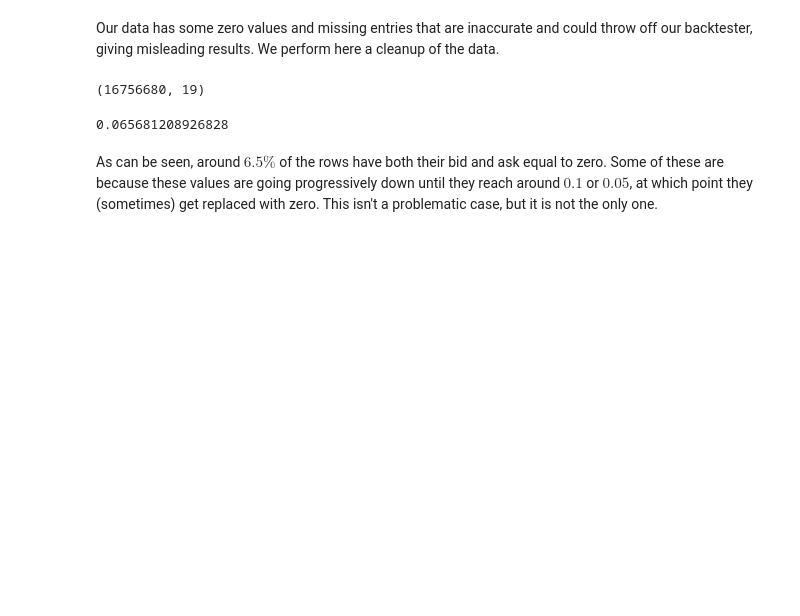
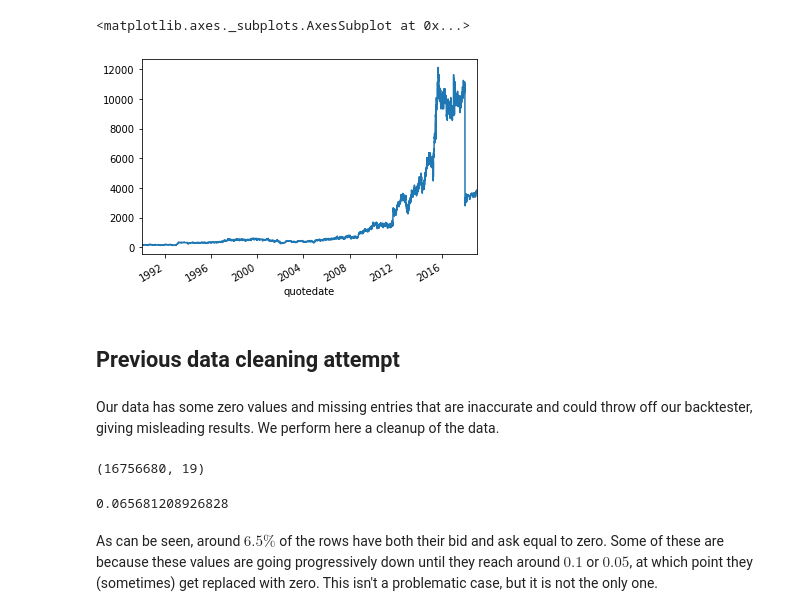
Before and after one commit to lambdaclass/options_backtester, a Jupyter notebook: backtester/demos/data_cleanup.ipynb, the cells around one changed output. Drawn from its saved outputs; the diff is of its cells as text; code cells hidden in the pictures; blank space fills up the shorter version.

Commit message:
Data cleanup v2. Removes ~%12 of the contracts

```diff
--- a/backtester/demos/data_cleanup.ipynb
+++ b/backtester/demos/data_cleanup.ipynb
@@ -4,0 +9,4 @@ from backtester.datahandler import HistoricalOptionsData
+# %%
+data_dir = os.path.join(backtester_dir, 'data')
+store_path = os.path.join(data_dir, 'options_data_full_v2.h5')
+store = pd.HDFStore(store_path, complevel=9, complib='blosc', fletcher32=True)
@@ -4,0 +40,4 @@ from backtester.datahandler import HistoricalOptionsData
+# %%
+full_data = os.path.join(data_dir, 'options_data_full_v2.h5')
+df = pd.read_hdf(full_data, key='/SPX')
+df.head()
@@ -4,0 +59,18 @@ from backtester.datahandler import HistoricalOptionsData
+# %%
+to_clean = set()
+threshold = 0.5
+
+dates = pd.Series(index=df['quotedate'].unique())
+
+for contract, group in df.groupby('optionroot'):
+    both_zero = group.eval('bid == ask == 0.0')
+    if both_zero.any():
+        ask_diff_previous = group['ask'].diff().abs()
+        ask_diff_next = group['ask'].diff(-1).abs()
+
+        if ((ask_diff_previous > threshold) & (ask_diff_next > threshold) & both_zero).any():
+            to_clean.add(contract)
+        else:
+            start_date, end_date = group['quotedate'].min(), group['quotedate'].max()
+            if len(dates.loc[start_date:end_date]) != len(group):
+                to_clean.add(contract)
@@ -4,0 +85,16 @@ from backtester.datahandler import HistoricalOptionsData
+# %%
+to_clean_mask = df[df['optionroot'].isin(to_clean)]
+clean_df = df.drop(to_clean_mask.index)
+clean_df.reset_index(drop=True, inplace=True)
+
+min_sizes = {'optionroot': 20, 'optionalias': 20}
+clean_file = os.path.join(data_dir, 'options_data_clean_v2.h5')
+clean_df.to_hdf(clean_file,
+                mode='w',
+                key='/SPX',
+                format='table',
+                data_columns=['quotedate', 'expiration'],
+                complevel=9,
+                complib='blosc:lz4',
+                fletcher32=True,
+                min_itemsize=min_sizes)
@@ -5,3 +131,11 @@ from backtester.datahandler import HistoricalOptionsData
+# %%
+unique_contracts_per_day_clean = clean_df.groupby('quotedate').apply(lambda x: x['optionroot'].nunique())
+unique_contracts_per_day_clean.plot()
+# %% [output]
+<matplotlib.axes._subplots.AxesSubplot at 0x...>
+[figure, added]
+# %% [markdown]
+## Previous data cleaning attempt
 # %% [markdown]
 Our data has some zero values and missing entries that are inaccurate and could throw off our backtester, giving misleading results. We perform here a cleanup of the data.
 # %%
```
Also changed, not shown: parts of 17 cells of this notebook.
